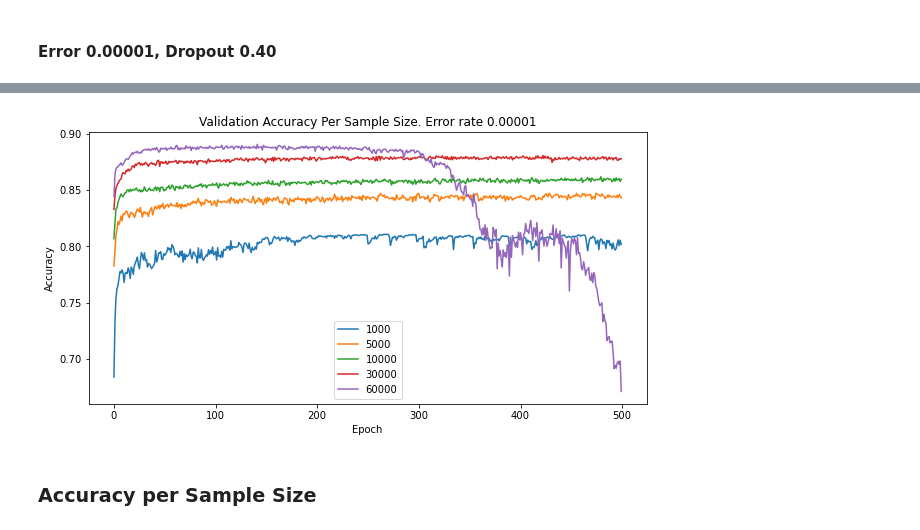
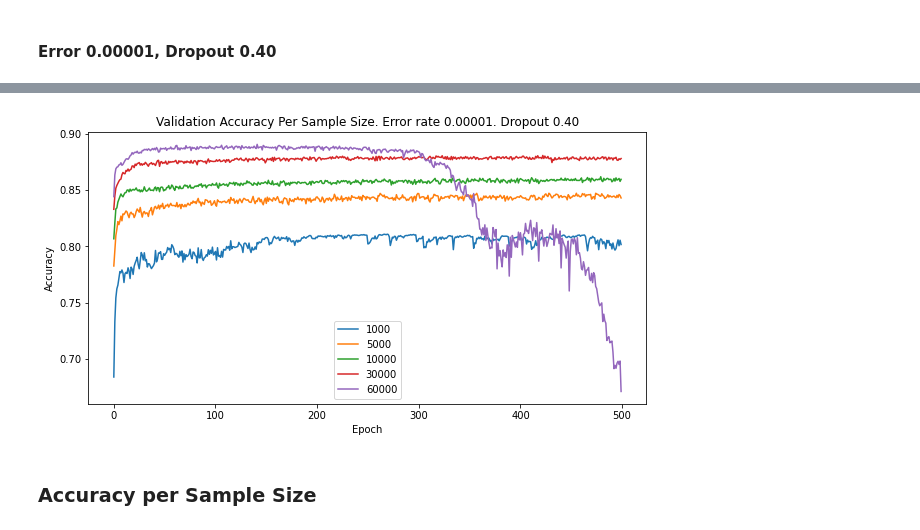
Before and after one commit to dPhanekham/tf2_error_injection, a Jupyter notebook: iris_inject_errors/batch_results_charts.ipynb, the cells around one changed output, grey strips where cells are left out. Cells and saved outputs as stored; diff of their text form; code cells hidden in the pictures.

```diff
--- a/iris_inject_errors/batch_results_charts.ipynb
+++ b/iris_inject_errors/batch_results_charts.ipynb
@@ -398,21 +399,21 @@ plt.show()
 # %%
 # plt.plot(train_history.history['loss'])
 plt.figure(figsize=(10, 5))
 for sample_size in sample_sizes:
   plt.plot(average_validation_accuracy_error_00001_dropout_40[sample_size])
 # plt.plot(sample_size_train_history[1][1])
 # plt.plot(sample_size_train_history[2][1])
 # plt.plot(sample_size_train_history[3][1])
 # plt.plot(sample_size_train_history[4][1])
 # plt.plot(error_rate_train_history[5][1])
-plt.title('Validation Accuracy Per Sample Size. Error rate 0.00001')
+plt.title('Validation Accuracy Per Sample Size. Error rate 0.00001. Dropout 0.40')
 plt.ylabel('Accuracy')
 plt.xlabel('Epoch')
 plt.legend([1000, 5000, 10000, 30000, 60000])
 
-plt.show()
+plt.savefig('figures/batch_results_figures/model_validation_accuracy_by_sample_size_error_00001_dropout_40.png', dpi=1000, bbox_inches='tight')
 # %% [output]
-[figure, old version]
+[figure, new version]
 # %% [markdown]
 ### Accuracy per Sample Size
 # %%
```
Also changed, not shown: parts of 22 cells of this notebook, 25 other files.
